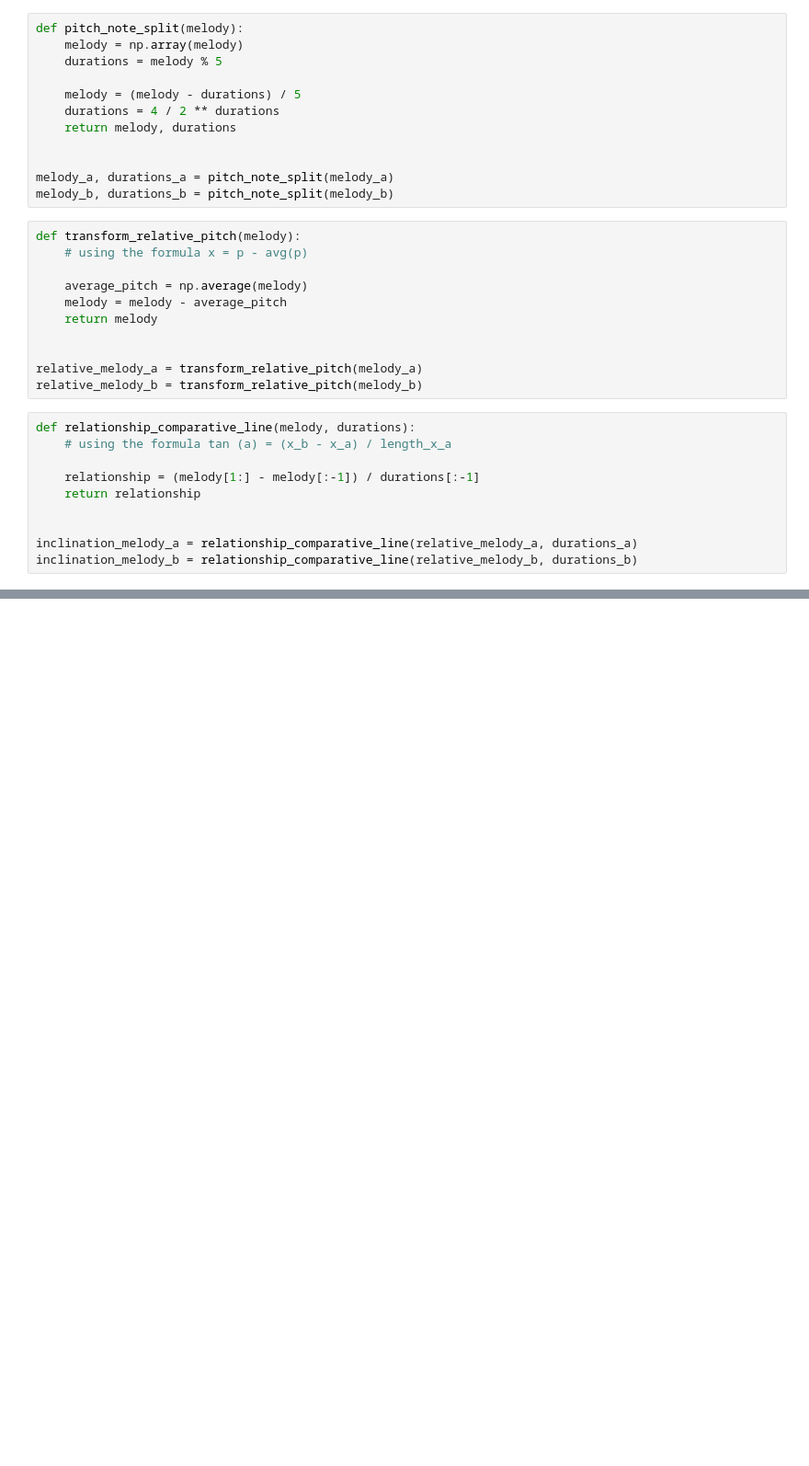
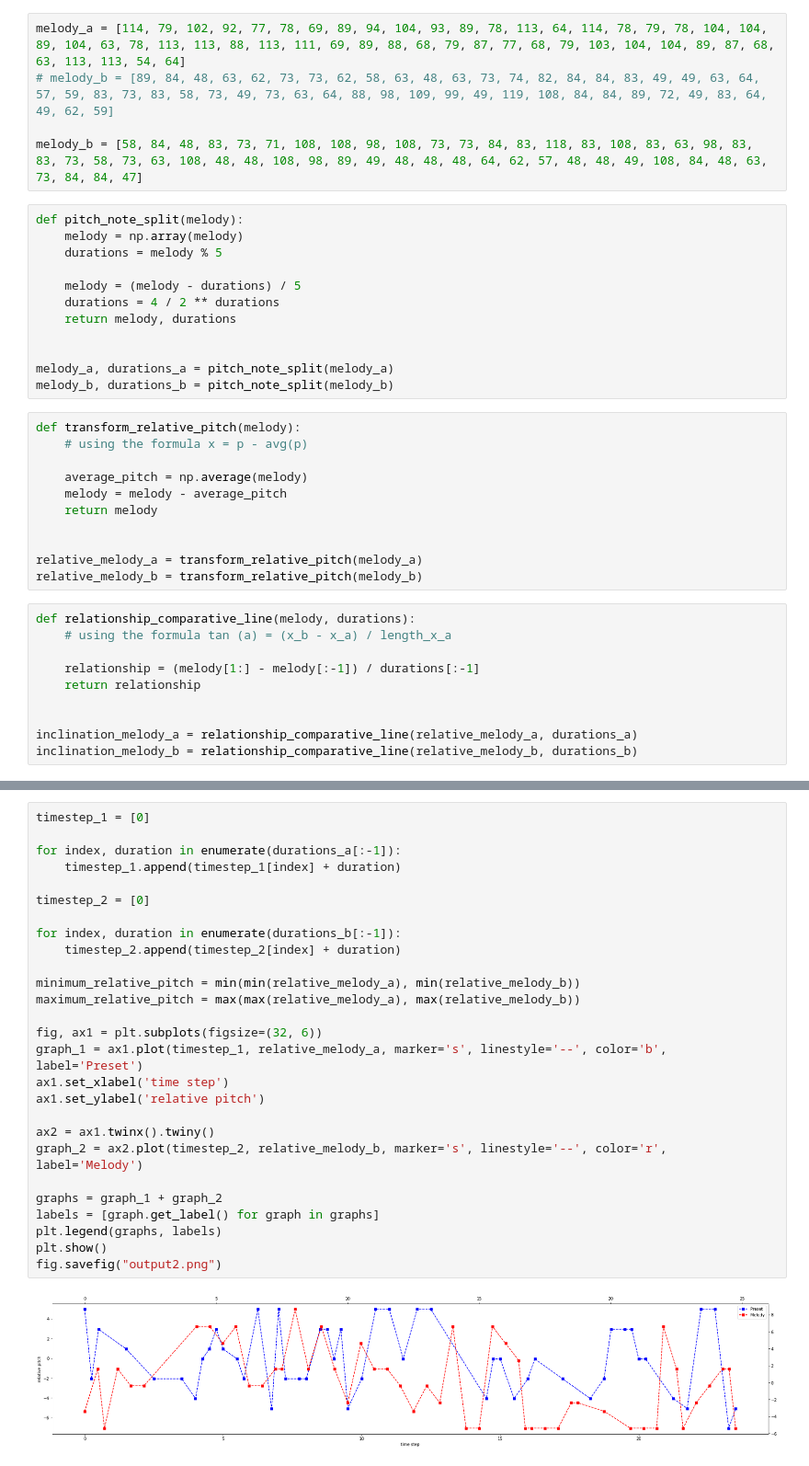
Before and after one commit to qgdezapa/MelodySimilarityAlgorithm, a Jupyter notebook: VariantMelodySimlarityAlgorithm.ipynb, the cells around one changed output, grey strips where cells are left out. Shown at 92% size. Saved outputs shown, nothing was run; the diff lists cells and outputs as text; blank space fills up the shorter version.

```diff
--- a/VariantMelodySimlarityAlgorithm.ipynb
+++ b/VariantMelodySimlarityAlgorithm.ipynb
@@ -11,3 +4,8 @@ melody_b = [38, 103, 118, 68, 29, 118, 108, 94, 68, 93, 103, 83, 103, 108, 49, 8
+# %%
+melody_a = [114, 79, 102, 92, 77, 78, 69, 89, 94, 104, 93, 89, 78, 113, 64, 114, 78, 79, 78, 104, 104, 89, 104, 63, 78, 113, 113, 88, 113, 111, 69, 89, 88, 68, 79, 87, 77, 68, 79, 103, 104, 104, 89, 87, 68, 63, 113, 113, 54, 64]
+# melody_b = [89, 84, 48, 63, 62, 73, 73, 62, 58, 63, 48, 63, 73, 74, 82, 84, 84, 83, 49, 49, 63, 64, 57, 59, 83, 73, 83, 58, 73, 49, 73, 63, 64, 88, 98, 109, 99, 49, 119, 108, 84, 84, 89, 72, 49, 83, 64, 49, 62, 59]
+
+melody_b = [58, 84, 48, 83, 73, 71, 108, 108, 98, 108, 73, 73, 84, 83, 118, 83, 108, 83, 63, 98, 83, 83, 73, 58, 73, 63, 108, 48, 48, 108, 98, 89, 49, 48, 48, 48, 64, 62, 57, 48, 48, 49, 108, 84, 48, 63, 73, 84, 84, 47]
 # %%
 def pitch_note_split(melody):
     melody = np.array(melody)
@@ -167,0 +179,29 @@ similarity_percentage * 100
+# %%
+timestep_1 = [0]
+
+for index, duration in enumerate(durations_a[:-1]):
+    timestep_1.append(timestep_1[index] + duration)
+
+timestep_2 = [0]
+
+for index, duration in enumerate(durations_b[:-1]):
+    timestep_2.append(timestep_2[index] + duration)
+
+minimum_relative_pitch = min(min(relative_melody_a), min(relative_melody_b))
+maximum_relative_pitch = max(max(relative_melody_a), max(relative_melody_b))
+
+fig, ax1 = plt.subplots(figsize=(32, 6))
+graph_1 = ax1.plot(timestep_1, relative_melody_a, marker='s', linestyle='--', color='b', label='Preset')
+ax1.set_xlabel('time step')
+ax1.set_ylabel('relative pitch')
+
+ax2 = ax1.twinx().twiny()
+graph_2 = ax2.plot(timestep_2, relative_melody_b, marker='s', linestyle='--', color='r', label='Melody')
+
+graphs = graph_1 + graph_2
+labels = [graph.get_label() for graph in graphs]
+plt.legend(graphs, labels)
+plt.show()
+fig.savefig("output2.png")
+# %% [output]
+[figure, added]
```
Also changed, not shown: parts of 12 cells of this notebook, 7 other files.
